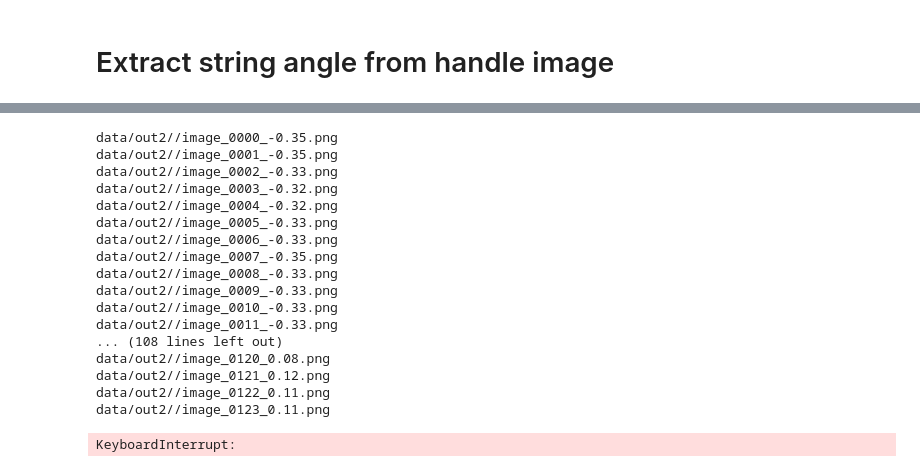
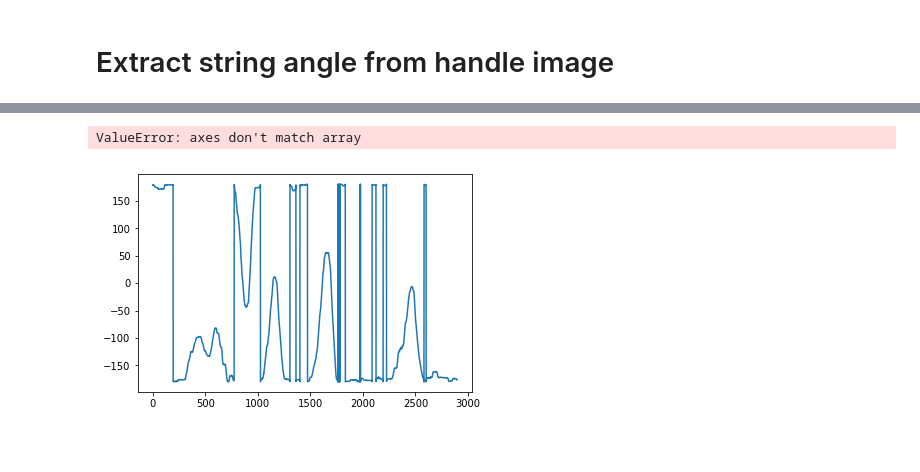
Before and after one commit to stmoon/AE590, a Jupyter notebook: extract_data.ipynb, the cells around one changed output, grey strips where cells are left out. Cells and saved outputs as stored; diff of their text form; code cells hidden in the pictures; blank space fills up the shorter version.

Commit message:
fix the angle bug

```diff
--- a/extract_data.ipynb
+++ b/extract_data.ipynb
@@ -36,5 +28,20 @@ def attitude(rvec, tvec ):
 
     return roll, pitch, yaw
+# %%
+def tuningAngle__(angle) :
+    angle = ( 720 + angle ) % 360
+    return  angle + OFFSET
+
+addition = 0
+def tuningAngle(prev_angle, angle) :
+    global addition
+
+    if prev_angle > 100  and angle  < -100 :
+        addition += 360
+    if prev_angle < -100 and angle > 100 :
+        addition -= 360
+
+    return  angle + addition + OFFSET
 # %%
 def handle2steering(handle) :
     return 0.0734*handle - 0.551
@@ -82,8 +89,11 @@ cap = cv2.VideoCapture(TEST_PATH)
 fourcc = cv2.VideoWriter_fourcc(*'XVID')
 video_writer = cv2.VideoWriter("output.avi", fourcc, 20, (1080, 1920))
 
+# TEST: check roll
+angle_list = []
+
+prev_roll = 0
 count = 0
-
 while(True):
     # Capture frame-by-frame
     ret, frame = cap.read()
@@ -101,7 +111,6 @@ while(True):
     aruco_dict = aruco.Dictionary_get(aruco.DICT_4X4_100)
     parameters =  aruco.DetectorParameters_create()
 
-
     # lists of ids and the corners beloning to each id
     corners, ids, rejectedImgPoints = aruco.detectMarkers(gray, aruco_dict, parameters=parameters)
     cx,cy = 0,0
@@ -109,7 +118,10 @@ while(True):
     if np.all(ids == 2) :
         rvec, tvec, _ = aruco.estimatePoseSingleMarkers(corners[0], 0.1, mtx, dist)
         roll, pitch, yaw = attitude(rvec[0], tvec[0])
-        angle = handle2steering(roll+OFFSET)
+        tunangle = tuningAngle(prev_roll, roll)
+        angle = handle2steering(tunangle)
+        prev_roll = roll
+        angle_list.append(tunangle)
 
         aruco.drawAxis(frame, mtx, dist, rvec[0], tvec[0], 0.01)
         aruco.drawDetectedMarkers(frame, corners)
@@ -129,7 +141,6 @@ while(True):
         crop_img =  frame[top:top+height, left:left+width]
         fn = OUTPUT_PATH + "/image_%04d_%.2f.png" % (count, angle)
         cv2.imwrite( fn, crop_img );
-        print(fn)
 
     # display image to save
     if isDisplay :
@@ -137,7 +148,9 @@ while(True):
         cv2.rectangle(frame,(cx,cy),(cx+10,cy+10),(0,0,255),3)
 
         # display steering angle
-        str = "%f"%(roll+OFFSET)
+        str = "%f,%f"%(angle, tunangle)
+#         print(str)
+
         font = cv2.FONT_HERSHEY_SIMPLEX
         cv2.putText(frame, str,(700,500), font, 1,(255,255,255),2,cv2.LINE_AA)
 
@@ -154,21 +167,11 @@ video_writer.release()
 cap.release()
 cv2.destroyAllWindows()
 # %% [output]
-data/out2//image_0000_-0.35.png
-data/out2//image_0001_-0.35.png
-data/out2//image_0002_-0.33.png
-data/out2//image_0003_-0.32.png
-data/out2//image_0004_-0.32.png
-data/out2//image_0005_-0.33.png
-data/out2//image_0006_-0.33.png
-data/out2//image_0007_-0.35.png
-data/out2//image_0008_-0.33.png
-data/out2//image_0009_-0.33.png
-data/out2//image_0010_-0.33.png
-data/out2//image_0011_-0.33.png
-... (108 lines left out)
-data/out2//image_0120_0.08.png
-data/out2//image_0121_0.12.png
-data/out2//image_0122_0.11.png
-data/out2//image_0123_0.11.png
+ValueError: axes don't match array
-KeyboardInterrupt:
+# %%
+import matplotlib.pyplot as plt
+
+plt.plot(angle_list)
+plt.show()
+# %% [output]
+[figure, added]
```
Also changed, not shown: parts of 4 cells of this notebook.
